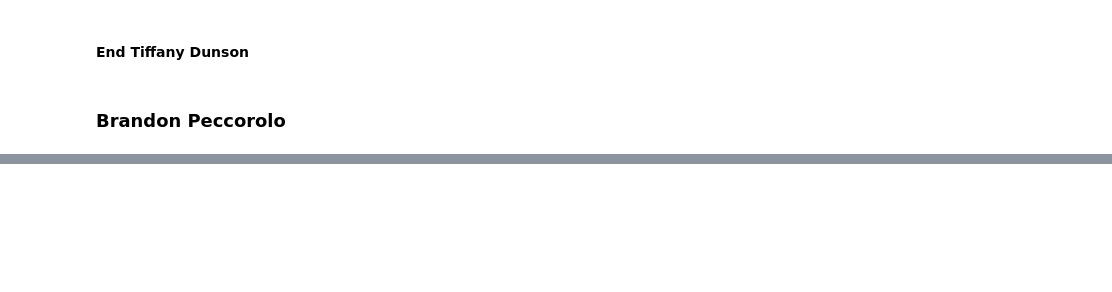
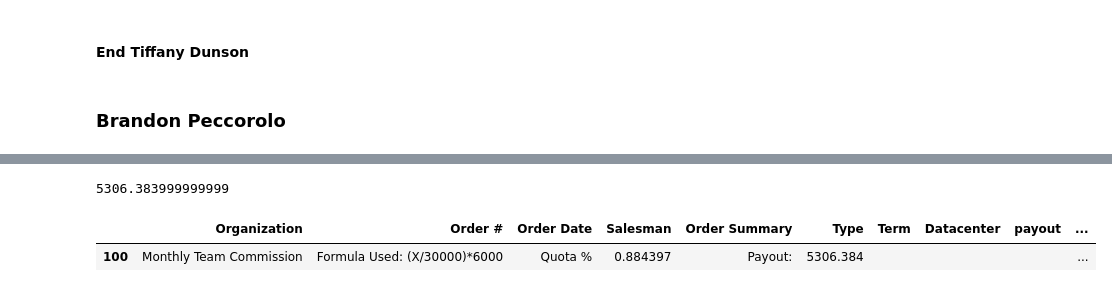
Before and after one commit to maxca17/DB_Commissions, a Jupyter notebook: Commishes/Main/Account_Execs.ipynb, the cells around one changed output, grey strips where cells are left out. Drawn from its saved outputs; the diff is of its cells as text; code cells hidden in the pictures; blank space fills up the shorter version.

```diff
--- a/Commishes/Main/Account_Execs.ipynb
+++ b/Commishes/Main/Account_Execs.ipynb
@@ -307,2 +442,15 @@ pecc
-# %%
-pecc.loc[11] = ['Monthly Team Commission']
+# %%
+pecc_pay = (pecc/30000)*6000
+# %%
+pecc_percent = (pecc/30000)
+# %%
+pecc_pay
+# %% [output]
+5306.383999999999
+# %%
+brandon_peccorolo.loc[100] = ['Monthly Team Commission','Formula Used: (X/30000)*6000 ', 'Quota %', pecc_percent, 'Payout:' , pecc_pay,'','','','','']
+# %%
+brandon_peccorolo
+# %% [output]
+|  | Organization | Order # | Order Date | Salesman | Order Summary | Type | Term | Datacenter | payout | ... |
+| 100 | Monthly Team Commission | Formula Used: (X/30000)*6000 | Quota % | 0.884397 | Payout: | 5306.384 |  |  |  | ... |
```
Also changed, not shown: parts of 60 cells of this notebook, 38 other files.
